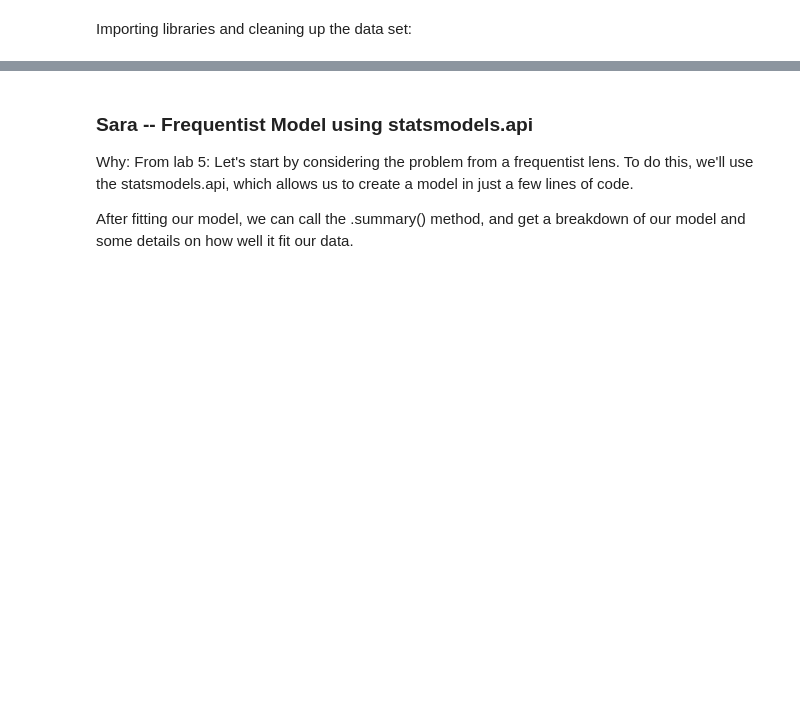
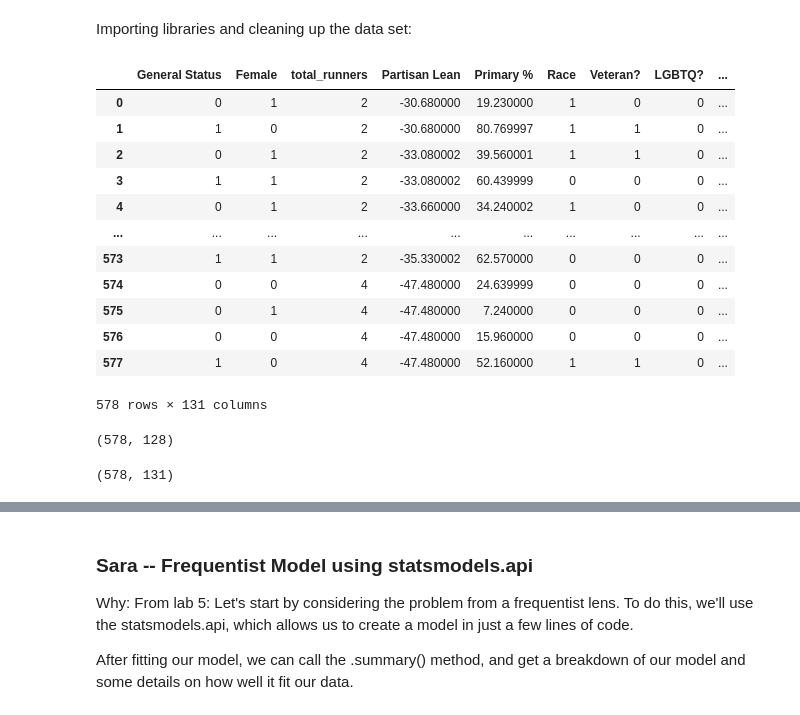
Before and after one commit to tetsu2001/102-project, a Jupyter notebook: sara/model building.ipynb, the cells around one changed output, grey strips where cells are left out. Drawn from its saved outputs; the diff is of its cells as text; code cells hidden in the pictures; blank space fills up the shorter version.

```diff
--- a/sara/model building.ipynb
+++ b/sara/model building.ipynb
@@ -21,3 +19,21 @@ import statsmodels.api as sm
 
 
 dem_candidates = pd.read_csv('../datasets/dem_candidates.csv')
+# %%
+updated_dem_candidates = pd.read_csv('ready for model building.csv')
+# %%
+updated_dem_candidates
+# %% [output]
+|  | General Status | Female | total_runners | Partisan Lean | Primary % | Race | Veteran? | LGBTQ? | ... |
+| 0 | 0 | 1 | 2 | -30.680000 | 19.230000 | 1 | 0 | 0 | ... |
+| 1 | 1 | 0 | 2 | -30.680000 | 80.769997 | 1 | 1 | 0 | ... |
+| 2 | 0 | 1 | 2 | -33.080002 | 39.560001 | 1 | 1 | 0 | ... |
+| 3 | 1 | 1 | 2 | -33.080002 | 60.439999 | 0 | 0 | 0 | ... |
+| 4 | 0 | 1 | 2 | -33.660000 | 34.240002 | 1 | 0 | 0 | ... |
+| ... | ... | ... | ... | ... | ... | ... | ... | ... | ... |
+| 573 | 1 | 1 | 2 | -35.330002 | 62.570000 | 0 | 0 | 0 | ... |
+| 574 | 0 | 0 | 4 | -47.480000 | 24.639999 | 0 | 0 | 0 | ... |
+| 575 | 0 | 1 | 4 | -47.480000 | 7.240000 | 0 | 0 | 0 | ... |
+| 576 | 0 | 0 | 4 | -47.480000 | 15.960000 | 0 | 0 | 0 | ... |
+| 577 | 1 | 0 | 4 | -47.480000 | 52.160000 | 1 | 1 | 0 | ... |
+578 rows × 131 columns
@@ -23,0 +45,8 @@ dem_candidates = pd.read_csv('../datasets/dem_candidates.csv')
+# %%
+predictors.shape
+# %% [output]
+(578, 128)
+# %%
+updated_dem_candidates.shape
+# %% [output]
+(578, 131)
```
Also changed, not shown: parts of 6 cells of this notebook, 7 other files.
